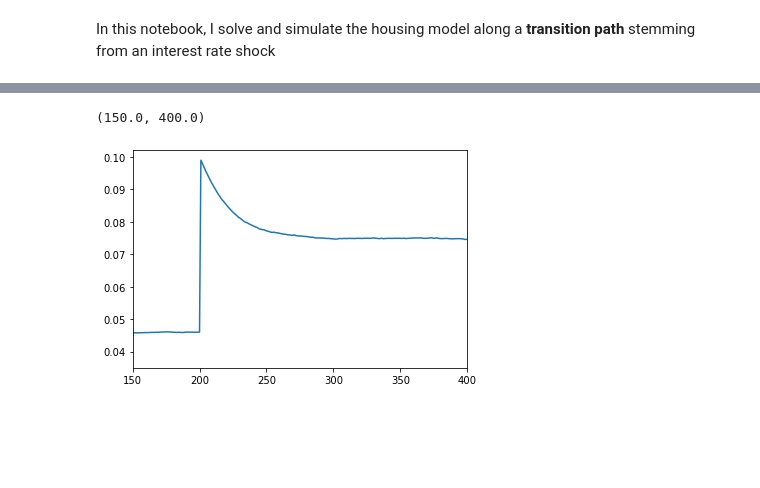
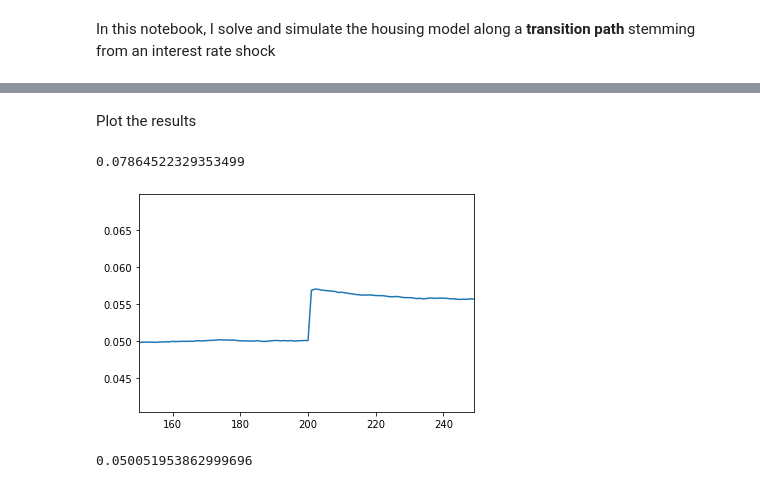
Before and after one commit to madsankern/MA_thesis, a Jupyter notebook: 01 - Transition.ipynb, the cells around one changed output, grey strips where cells are left out. Drawn from its saved outputs; the diff is of its cells as text; code cells hidden in the pictures; blank space fills up the shorter version.

```diff
--- a/01 - Transition.ipynb
+++ b/01 - Transition.ipynb
@@ -44,11 +40,21 @@ plt.show()
+# %% [markdown]
+Plot the results
+# %%
+h_path[201]
+# %% [output]
+0.07864522329353499
 # %%
-mom1_h = np.mean(model.sim_path.n, axis=1)
-mom1_m = np.mean(model.sim_path.m, axis=1)
-mom1_c = np.mean(model.sim_path.c, axis=1)
-adj = np.mean(model.sim_path.discrete, axis=1)
+# define
+h_path = np.mean(model.sim_path.n, axis=1)
 
-plt.plot(mom1_h)
-plt.xlim(150,400)
+# plot
+plt.plot(range(len(h_path)),h_path)
+plt.xlim(150,249)
+# plt.ylim(0.045,0.065)
+plt.show()
 # %% [output]
-(150.0, 400.0)
-[figure, old version]
+[figure, new version]
+# %%
+print(h_path[200])
+# %% [output]
+0.050051953862999696
```
Also changed, not shown: parts of 39 cells of this notebook.
